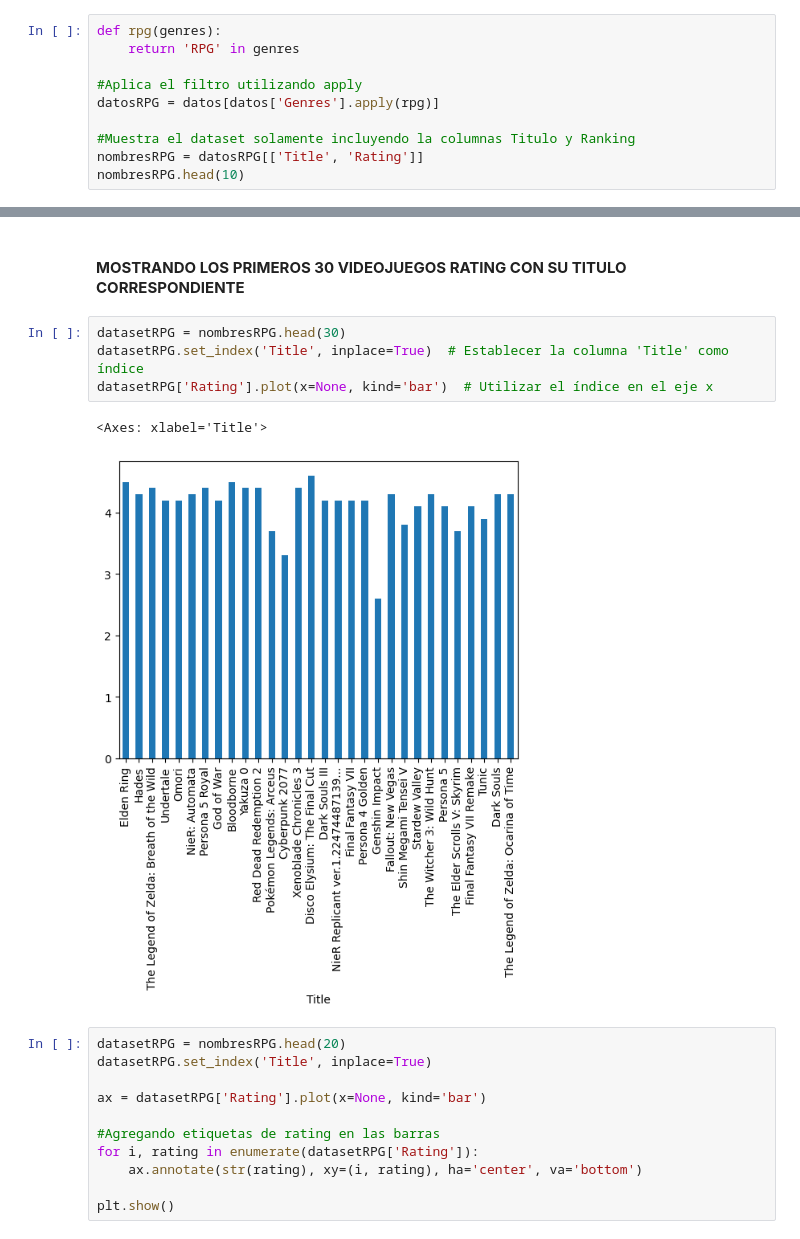
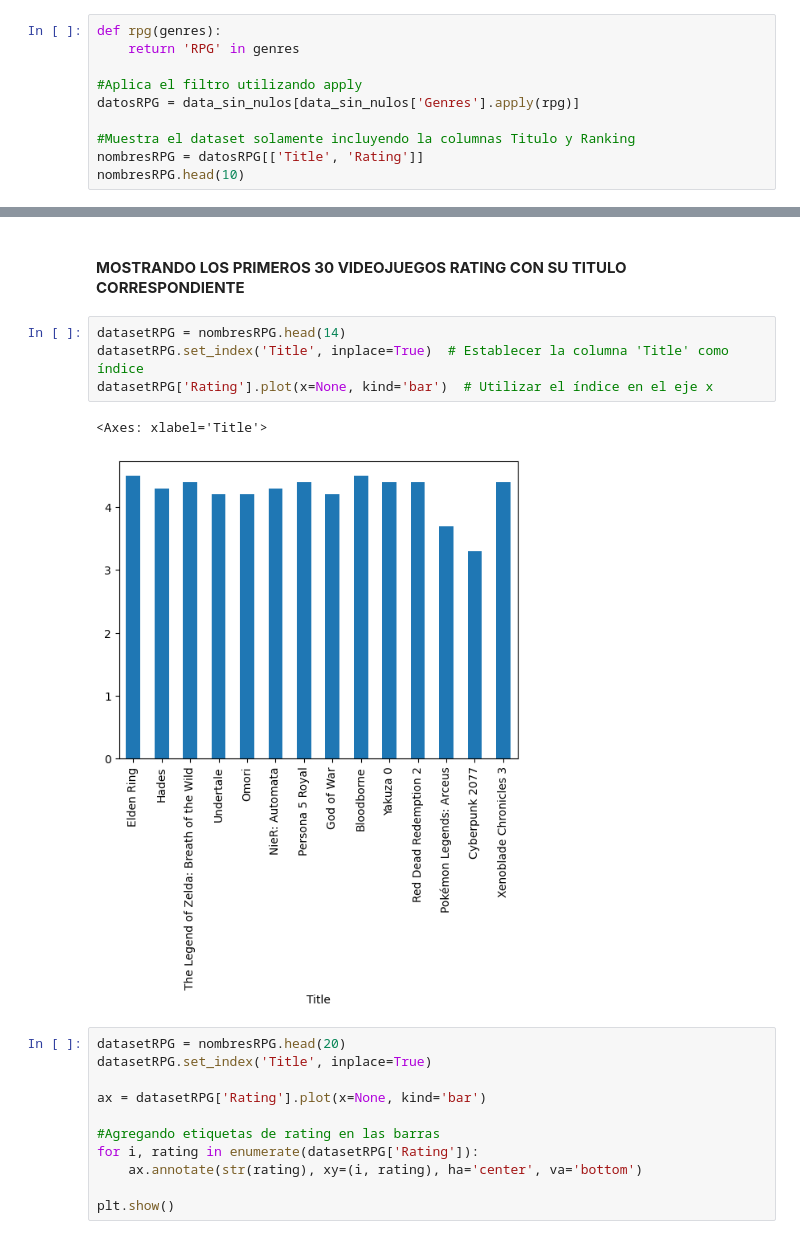
Before and after one commit to Boris1409/Python-semestre-1, a Jupyter notebook: Jupyter/04-pandas.ipynb, the cells around one changed output, grey strips where cells are left out. Cells and saved outputs as stored; diff of their text form.

```diff
--- a/Jupyter/04-pandas.ipynb
+++ b/Jupyter/04-pandas.ipynb
@@ -127,7 +127,7 @@ def rpg(genres):
     return 'RPG' in genres
 
 #Aplica el filtro utilizando apply
-datosRPG = datos[datos['Genres'].apply(rpg)]
+datosRPG = data_sin_nulos[data_sin_nulos['Genres'].apply(rpg)]
 
 #Muestra el dataset solamente incluyendo la columnas Titulo y Ranking
 nombresRPG = datosRPG[['Title', 'Rating']]
@@ -189,12 +189,12 @@ datasetRPG.drop(['Title'],axis=1)['Rating'].plot(kind='bar')
 # %% [markdown]
 <h4><b>MOSTRANDO LOS PRIMEROS 30 VIDEOJUEGOS RATING CON SU TITULO CORRESPONDIENTE</b></h4>
 # %%
-datasetRPG = nombresRPG.head(30)
+datasetRPG = nombresRPG.head(14)
 datasetRPG.set_index('Title', inplace=True)  # Establecer la columna 'Title' como índice
 datasetRPG['Rating'].plot(x=None, kind='bar')  # Utilizar el índice en el eje x
 # %% [output]
 <Axes: xlabel='Title'>
-[figure, old version]
+[figure, new version]
 # %%
 datasetRPG = nombresRPG.head(20)
 datasetRPG.set_index('Title', inplace=True)
```
Also changed, not shown: parts of 10 cells of this notebook, 20 other files.
